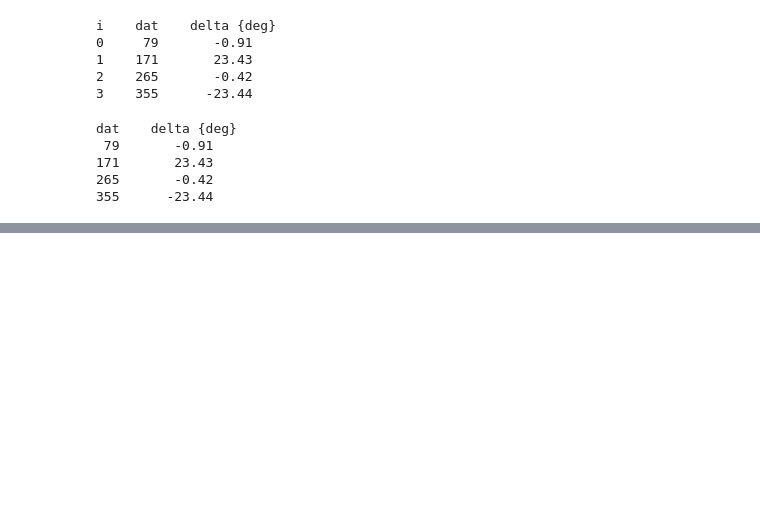
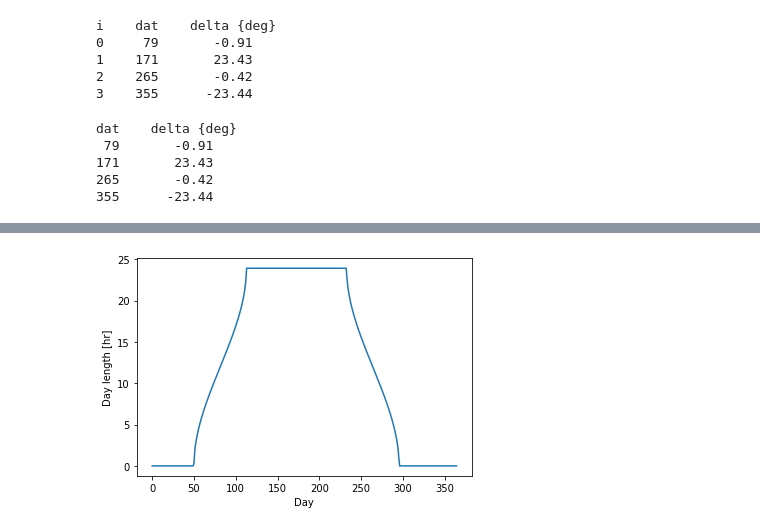
Before and after one commit to siudro/Numerical-Python-in-Astronomy-and-Astrophysics, a Jupyter notebook: chapter2_Computing_and_Displaying_Data.ipynb, the cells around one changed output, grey strips where cells are left out. Drawn from its saved outputs; the diff is of its cells as text; code cells hidden in the pictures; blank space fills up the shorter version.

```diff
--- a/chapter2_Computing_and_Displaying_Data.ipynb
+++ b/chapter2_Computing_and_Displaying_Data.ipynb
@@ -98,0 +164,16 @@ dat    delta {deg}
+# %%
+# A city located in Norway, called Longyearbyen has the latitude 78d13m
+phi = math.radians(78+13/60) # we can convert the latitude to radians witout having to use of exact location with EarthLocation
+
+h_set = np.arccos(-np.tan(delta) * math.tan(phi))
+T = (np.degrees(2 * h_set) / 360 * u.sday.to(u.h))
+# %%
+tmp = np.clip(-np.tan(delta) * math.tan(phi), -1.0, 1.0)
+h_set = np.arccos(tmp)
+T = (np.degrees(2*h_set)/360 * u.sday.to(u.h))
+plt.plot(N, T)
+plt.xlabel("Day")
+plt.ylabel("Day length [hr]")
+plt.savefig("Longyearbyen_day_length.pdf")
+# %% [output]
+[figure, added]
```
Also changed, not shown: parts of 17 cells of this notebook.
